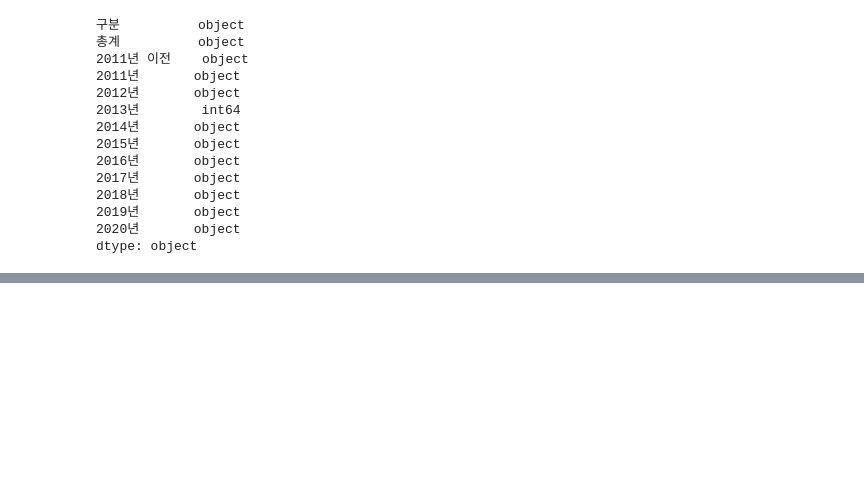
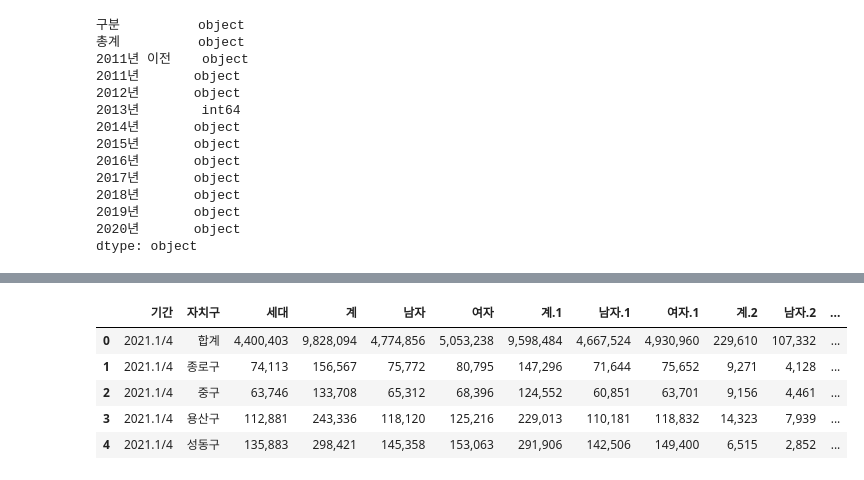
Before and after one commit to du0san/test_pandas, a Jupyter notebook: test_pandas.py.ipynb, the cells around one changed output, grey strips where cells are left out. Cells and saved outputs as stored; diff of their text form; code cells hidden in the pictures; blank space fills up the shorter version.

```diff
--- a/test_pandas.py.ipynb
+++ b/test_pandas.py.ipynb
@@ -464,0 +484,10 @@ AttributeError: 'int' object has no attribute 'dtypes'
+# %%
+pop_seoul = pd.read_csv("pop_seoul.txt", sep='\t', header = 2)
+pop_seoul.head()
+# %% [output]
+|  | 기간 | 자치구 | 세대 | 계 | 남자 | 여자 | 계.1 | 남자.1 | 여자.1 | 계.2 | 남자.2 | ... |
+| 0 | 2021.1/4 | 합계 | 4,400,403 | 9,828,094 | 4,774,856 | 5,053,238 | 9,598,484 | 4,667,524 | 4,930,960 | 229,610 | 107,332 | ... |
+| 1 | 2021.1/4 | 종로구 | 74,113 | 156,567 | 75,772 | 80,795 | 147,296 | 71,644 | 75,652 | 9,271 | 4,128 | ... |
+| 2 | 2021.1/4 | 중구 | 63,746 | 133,708 | 65,312 | 68,396 | 124,552 | 60,851 | 63,701 | 9,156 | 4,461 | ... |
+| 3 | 2021.1/4 | 용산구 | 112,881 | 243,336 | 118,120 | 125,216 | 229,013 | 110,181 | 118,832 | 14,323 | 7,939 | ... |
+| 4 | 2021.1/4 | 성동구 | 135,883 | 298,421 | 145,358 | 153,063 | 291,906 | 142,506 | 149,400 | 6,515 | 2,852 | ... |
```
Also changed, not shown: parts of 40 cells of this notebook, 7 other files.
